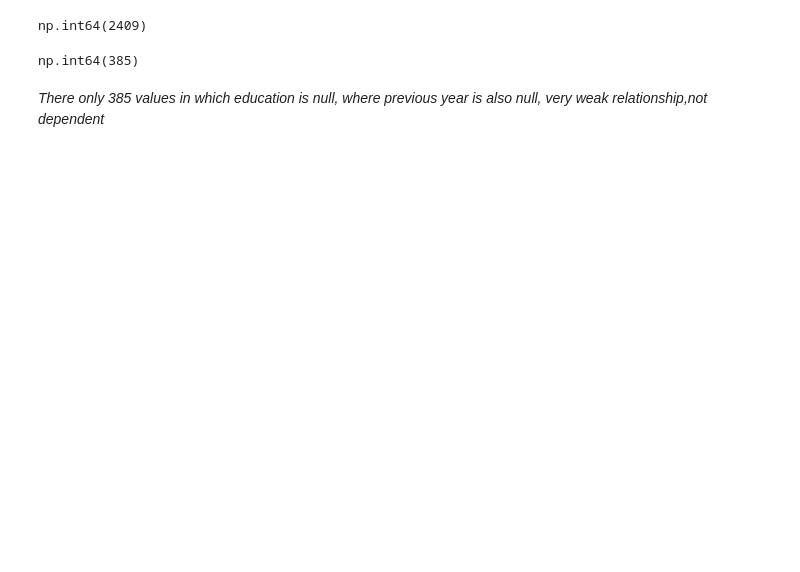
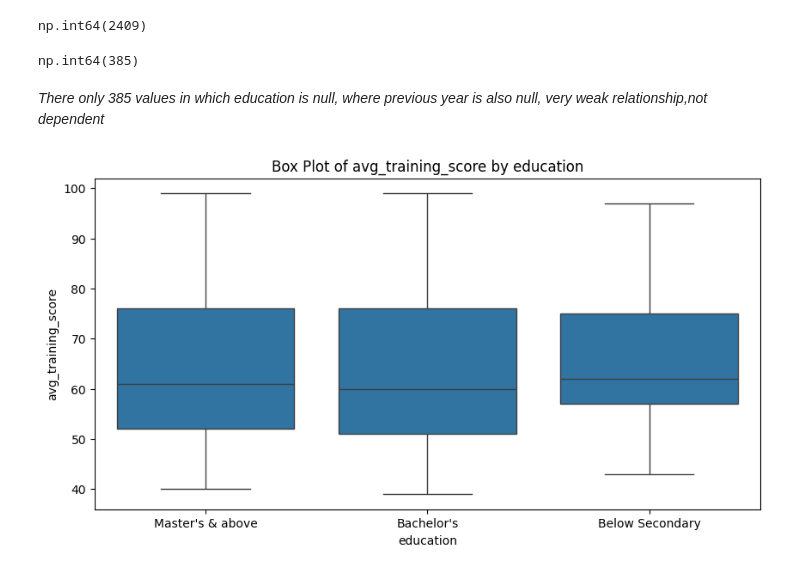
Before and after one commit to Tarun-nagpal07/EDA, a Jupyter notebook: HR_EDA.ipynb, the cells around one changed output. Drawn from its saved outputs; the diff is of its cells as text; code cells hidden in the pictures; blank space fills up the shorter version.

```diff
--- a/HR_EDA.ipynb
+++ b/HR_EDA.ipynb
@@ -130,3 +137,14 @@ df[df['previous_year_rating'].isnull()]['education'].isnull().sum()
 np.int64(385)
 # %% [markdown]
 *There only 385 values in which education is null, where previous year is also null, very weak relationship,not dependent*
+# %%
+# Box Plot Function
+def plot_box_plt(x,y,df):
+    plt.figure(figsize=(10,5))
+    sns.boxplot(x=x,y=y,data=df)
+    plt.title(f'Box Plot of {y} by {x}')
+    plt.show()
+# %%
+plot_box_plt('education','avg_training_score',df)
+# %% [output]
+[figure, added]
```
Also changed, not shown: parts of 49 cells of this notebook, 2 other files.
